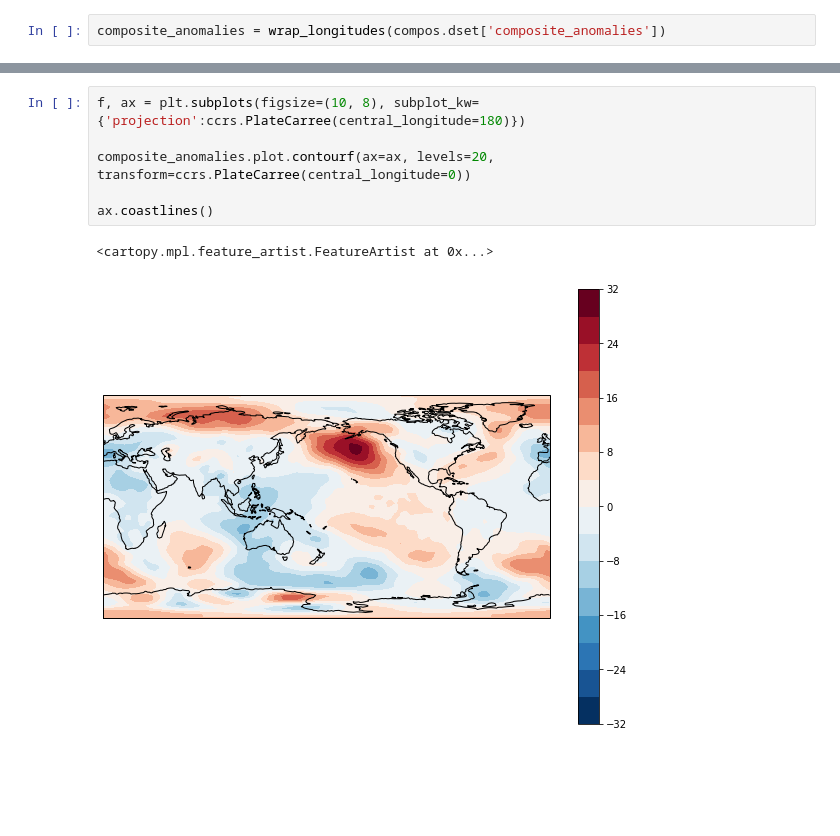
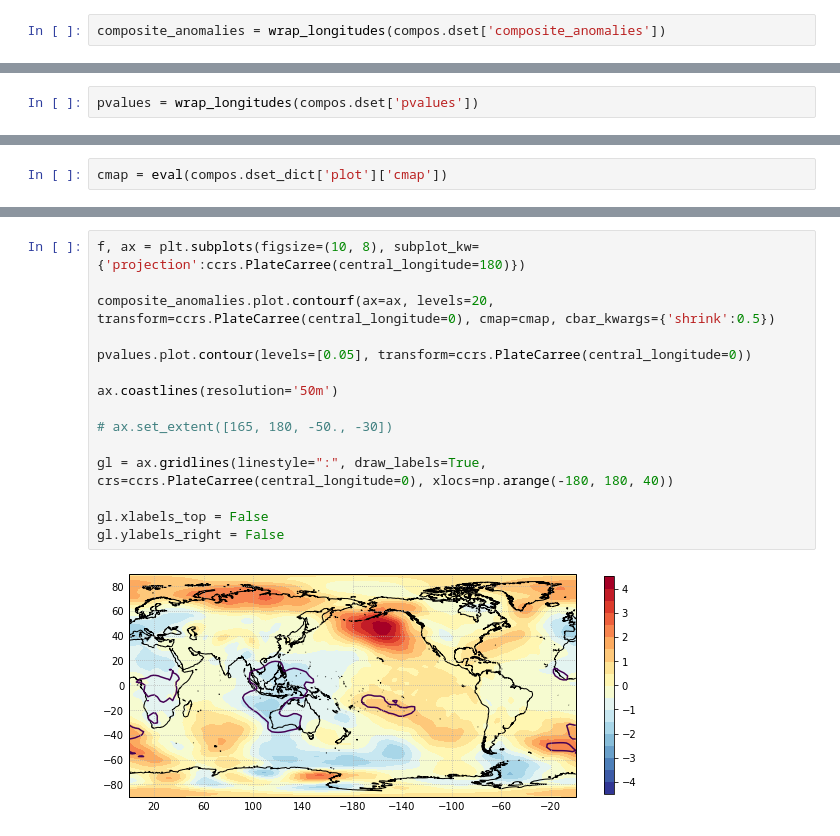
Before and after one commit to nicolasfauchereau/PICT_notebooks, a Jupyter notebook: notebooks/proxy.ipynb, the cells around one changed output, grey strips where cells are left out. Drawn from its saved outputs; the diff is of its cells as text; blank space fills up the shorter version.

```diff
--- a/notebooks/proxy.ipynb
+++ b/notebooks/proxy.ipynb
@@ -320,0 +302,2 @@ pvalues = wrap
+# %%
+pvalues = wrap_longitudes(compos.dset['pvalues'])
@@ -320,0 +309,2 @@ pvalues = wrap
+# %%
+cmap = eval(compos.dset_dict['plot']['cmap'])
@@ -321,9 +320,17 @@ pvalues = wrap
 # %%
 f, ax = plt.subplots(figsize=(10, 8), subplot_kw={'projection':ccrs.PlateCarree(central_longitude=180)})
 
-composite_anomalies.plot.contourf(ax=ax, levels=20, transform=ccrs.PlateCarree(central_longitude=0))
+composite_anomalies.plot.contourf(ax=ax, levels=20, transform=ccrs.PlateCarree(central_longitude=0), cmap=cmap, cbar_kwargs={'shrink':0.5})
 
-ax.coastlines()
+pvalues.plot.contour(levels=[0.05], transform=ccrs.PlateCarree(central_longitude=0))
+
+ax.coastlines(resolution='50m')
+
+# ax.set_extent([165, 180, -50., -30])
+
+gl = ax.gridlines(linestyle=":", draw_labels=True, crs=ccrs.PlateCarree(central_longitude=0), xlocs=np.arange(-180, 180, 40))
+
+gl.xlabels_top = False
+gl.ylabels_right = False
 # %% [output]
-<cartopy.mpl.feature_artist.FeatureArtist at 0x...>
-[figure, old version]
+[figure, new version]
```
Also changed, not shown: parts of 39 cells of this notebook.
